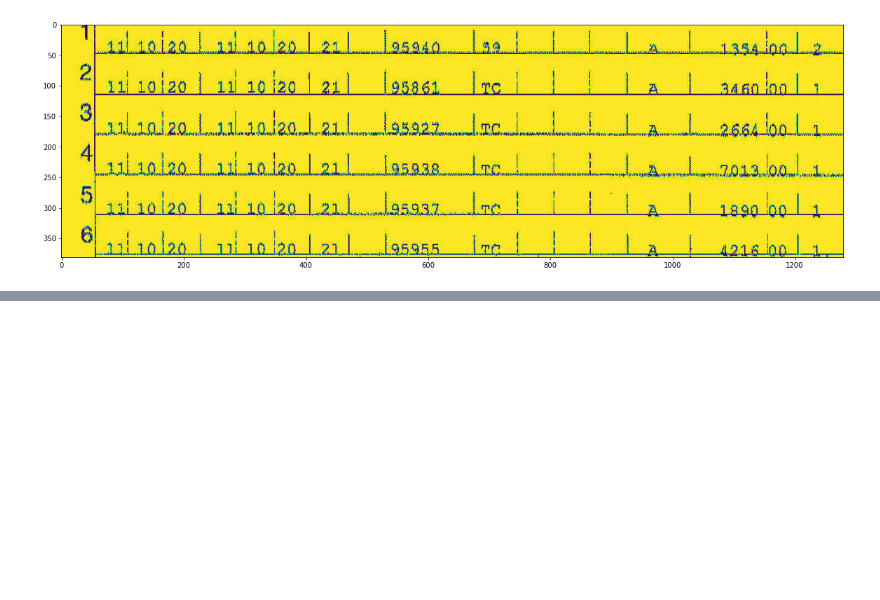
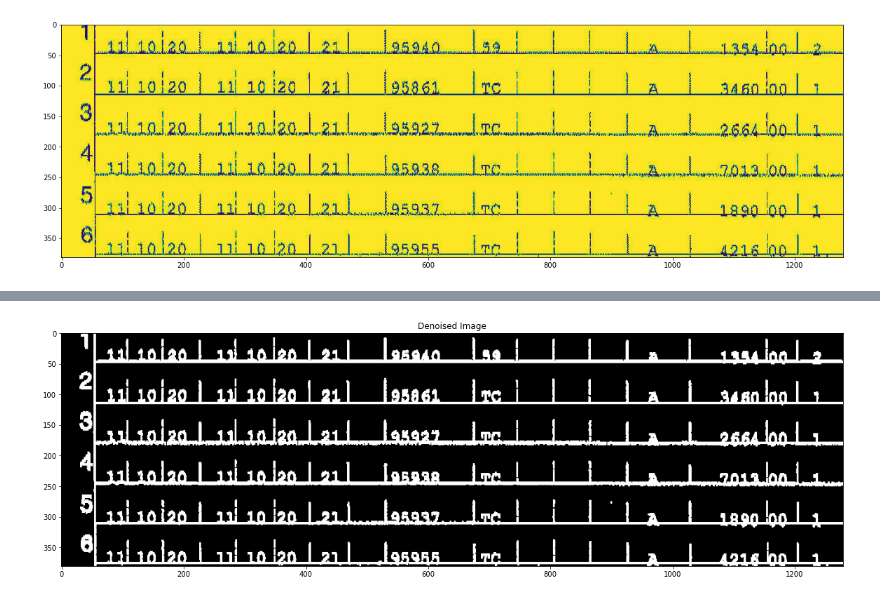
Before and after one commit to VolhaP87/Interview_Sample_Problem, a Jupyter notebook: Untitled.ipynb, the cells around one changed output, grey strips where cells are left out. Saved outputs shown, nothing was run; the diff lists cells and outputs as text; code cells hidden in the pictures; blank space fills up the shorter version.

```diff
--- a/Untitled.ipynb
+++ b/Untitled.ipynb
@@ -52,0 +125,15 @@ plt.show()
+# %%
+import numpy as np
+import cv2
+from matplotlib import pyplot as plt
+# Reading image from folder where it is stored
+
+# denoising of image saving it into dst image
+dst = cv2.fastNlMeansDenoisingColored(thresh, None, 10, 10, 7, 15)
+# Plotting of source and destination image
+plt.figure(figsize=(20,8))
+plt.imshow(dst)
+plt.title('Denoised Image')
+plt.show()
+# %% [output]
+[figure, added]
```
Also changed, not shown: parts of 16 cells of this notebook, 1 other file.
